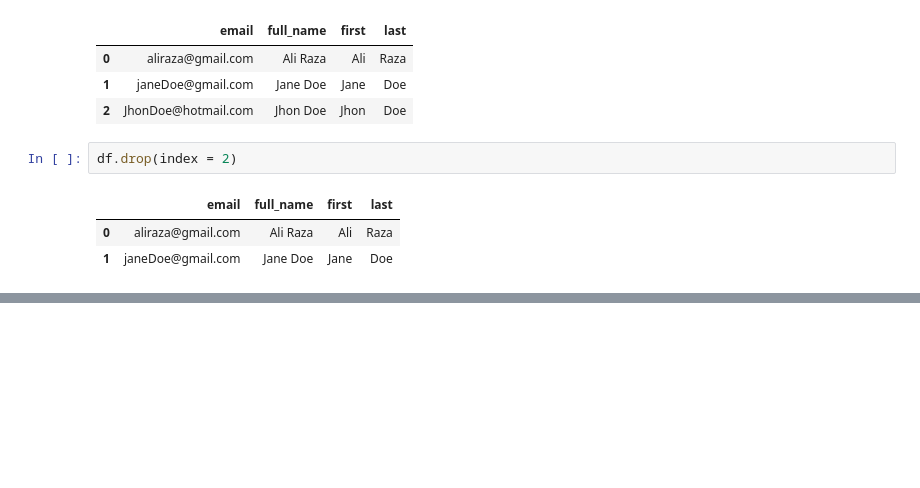
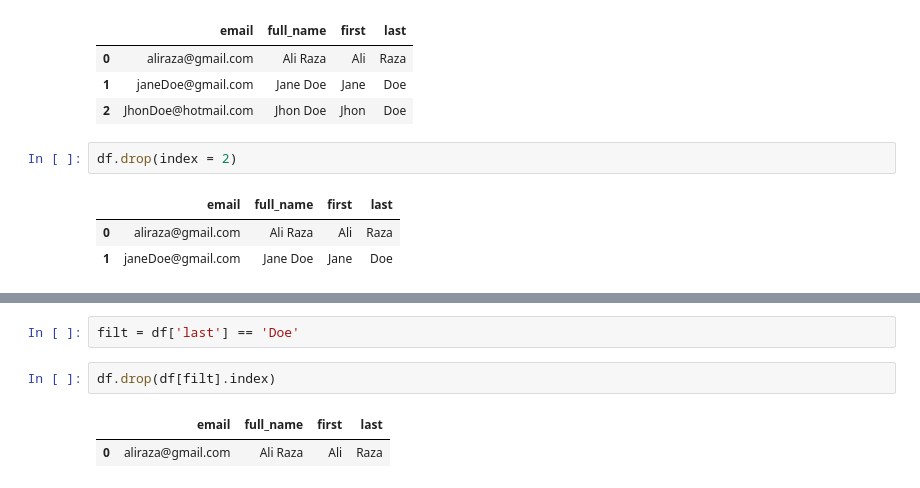
Before and after one commit to NoumanHere/Pandas, a Jupyter notebook: Snippets.ipynb, the cells around one changed output, grey strips where cells are left out. Saved outputs shown, nothing was run; the diff lists cells and outputs as text; blank space fills up the shorter version.

```diff
--- a/Snippets.ipynb
+++ b/Snippets.ipynb
@@ -249,0 +257,7 @@ df.drop(index = 2)
+# %%
+filt = df['last'] == 'Doe'
+# %%
+df.drop(df[filt].index)
+# %% [output]
+|  | email | full_name | first | last |
+| 0 | aliraza@gmail.com | Ali Raza | Ali | Raza |
```
Also changed, not shown: parts of 1 cell of this notebook.
